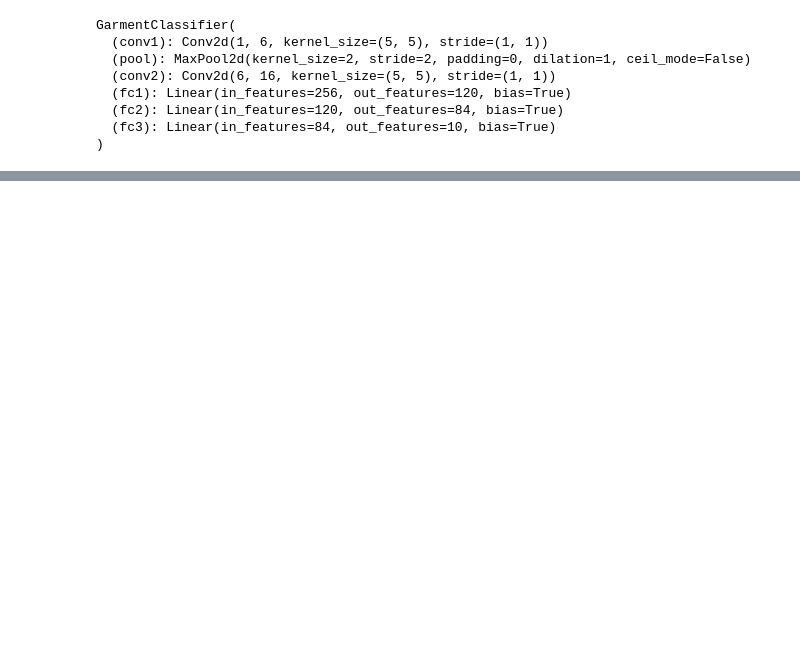
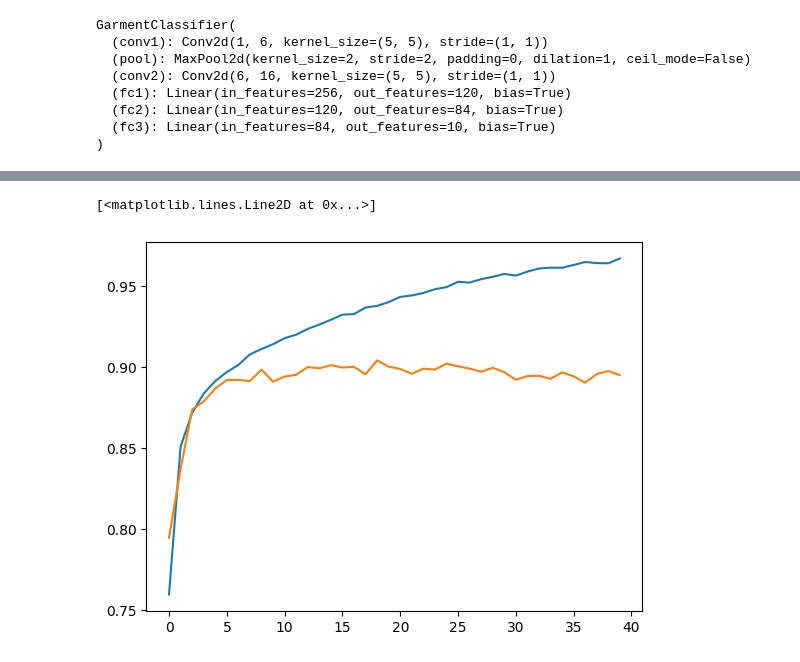
Before and after one commit to AlphaeusNg/Optimizing-FashionMNIST-Apparel-Recognition-Customised-Neural-Network-Architecture-Design, a Jupyter notebook: simplecnn.ipynb, the cells around one changed output, grey strips where cells are left out. Drawn from its saved outputs; the diff is of its cells as text; code cells hidden in the pictures; blank space fills up the shorter version.

```diff
--- a/simplecnn.ipynb
+++ b/simplecnn.ipynb
@@ -182,0 +230,6 @@ torch.save(model.state_dict(), f"model_weights/simplecnn_model_weights.pth")
+# %%
+plt.plot(tr_acc, label="Training Accuracy")
+plt.plot(te_acc, label="Test Accuracy")
+# %% [output]
+[<matplotlib.lines.Line2D at 0x...>]
+[figure, added]
```
Also changed, not shown: parts of 14 cells of this notebook, 1 other file.
